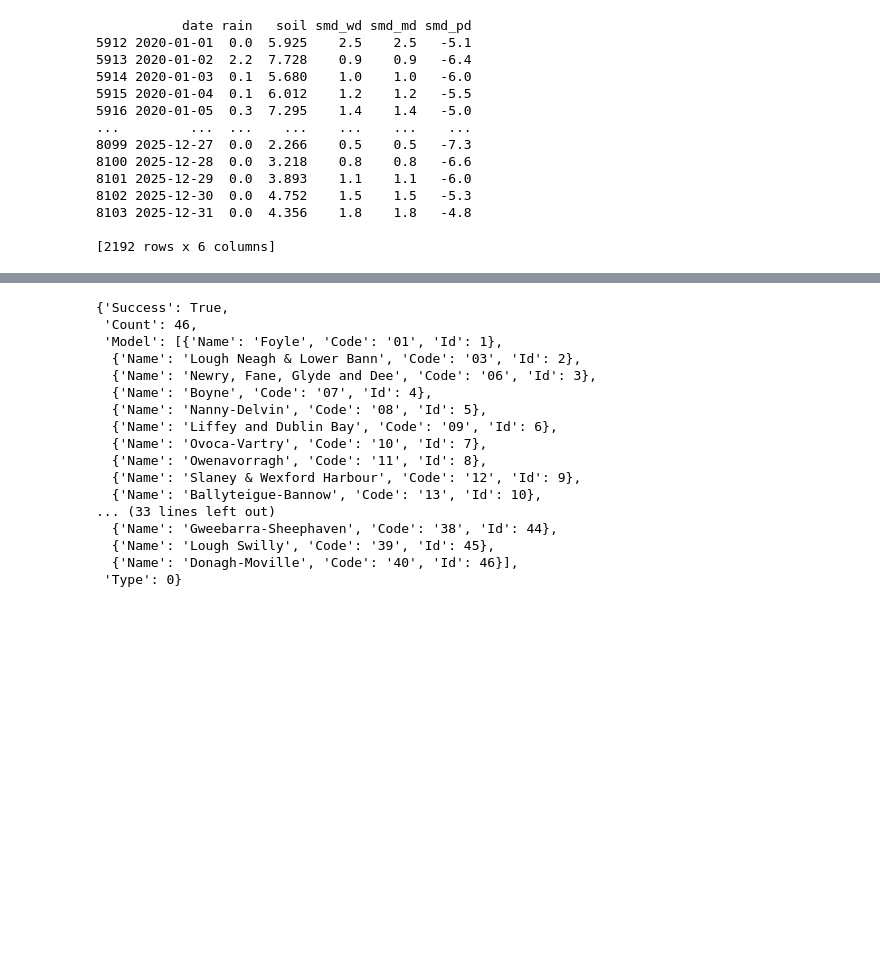
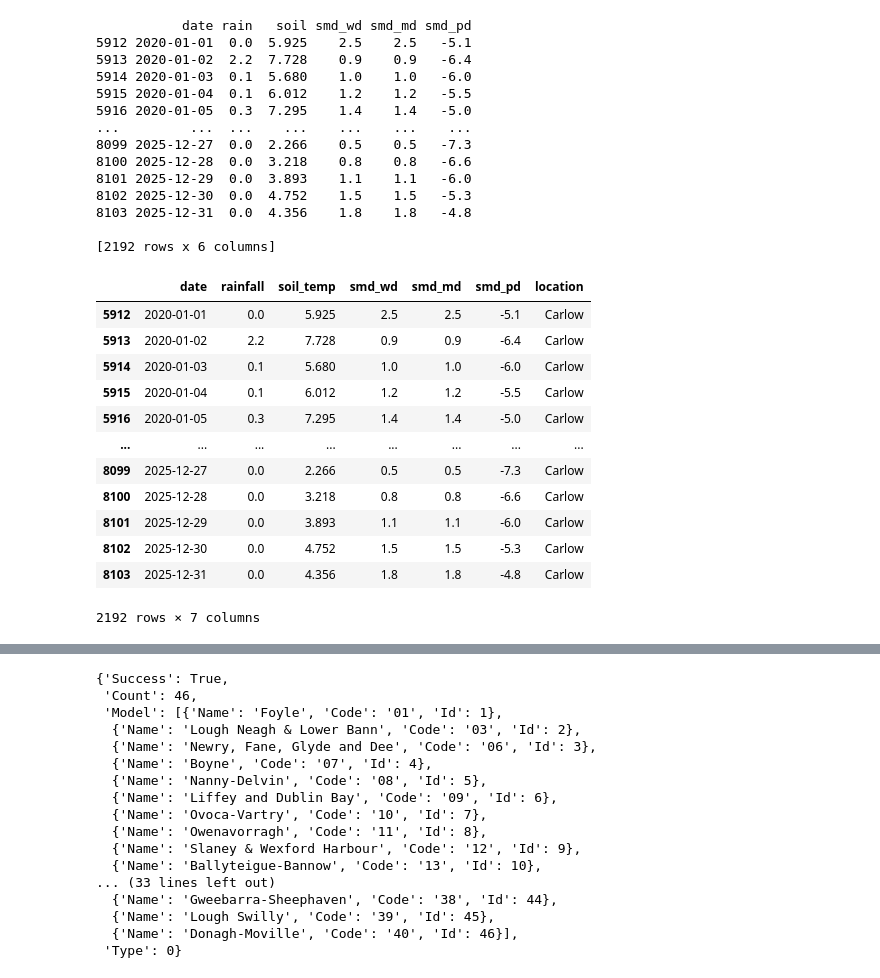
Before and after one commit to RYEONGRYEONG/NORA, a Jupyter notebook: notebooks/Project.ipynb, the cells around one changed output, grey strips where cells are left out. Cells and saved outputs as stored; diff of their text form; code cells hidden in the pictures; blank space fills up the shorter version.

Commit message:
store historical rainfall data for Carlow

```diff
--- a/notebooks/Project.ipynb
+++ b/notebooks/Project.ipynb
@@ -4,6 +17,6 @@ import requests, pandas as pd
 # %% [markdown]
 # **Carlow**
 # %%
-file_path = 'data/raw/rainfall_Carlow_daily.csv'
+file_path = '../data/raw/rainfall_Carlow_daily.csv'
 # %%
 df = pd.read_csv(file_path, skiprows=24)
@@ -39,3 +50,25 @@ print(carlow_filtered)
 8103 2025-12-31  0.0  4.356    1.8    1.8   -4.8
 
 [2192 rows x 6 columns]
+# %%
+carlow_filtered['location'] = 'Carlow'
+# %%
+carlow_filtered = carlow_filtered.rename(columns= {
+    'rain': 'rainfall',
+    'soil': 'soil_temp'
+})
+carlow_filtered
+# %% [output]
+|  | date | rainfall | soil_temp | smd_wd | smd_md | smd_pd | location |
+| 5912 | 2020-01-01 | 0.0 | 5.925 | 2.5 | 2.5 | -5.1 | Carlow |
+| 5913 | 2020-01-02 | 2.2 | 7.728 | 0.9 | 0.9 | -6.4 | Carlow |
+| 5914 | 2020-01-03 | 0.1 | 5.680 | 1.0 | 1.0 | -6.0 | Carlow |
+| 5915 | 2020-01-04 | 0.1 | 6.012 | 1.2 | 1.2 | -5.5 | Carlow |
+| 5916 | 2020-01-05 | 0.3 | 7.295 | 1.4 | 1.4 | -5.0 | Carlow |
+| ... | ... | ... | ... | ... | ... | ... | ... |
+| 8099 | 2025-12-27 | 0.0 | 2.266 | 0.5 | 0.5 | -7.3 | Carlow |
+| 8100 | 2025-12-28 | 0.0 | 3.218 | 0.8 | 0.8 | -6.6 | Carlow |
+| 8101 | 2025-12-29 | 0.0 | 3.893 | 1.1 | 1.1 | -6.0 | Carlow |
+| 8102 | 2025-12-30 | 0.0 | 4.752 | 1.5 | 1.5 | -5.3 | Carlow |
+| 8103 | 2025-12-31 | 0.0 | 4.356 | 1.8 | 1.8 | -4.8 | Carlow |
+2192 rows × 7 columns
```
Also changed, not shown: parts of 25 cells of this notebook.
